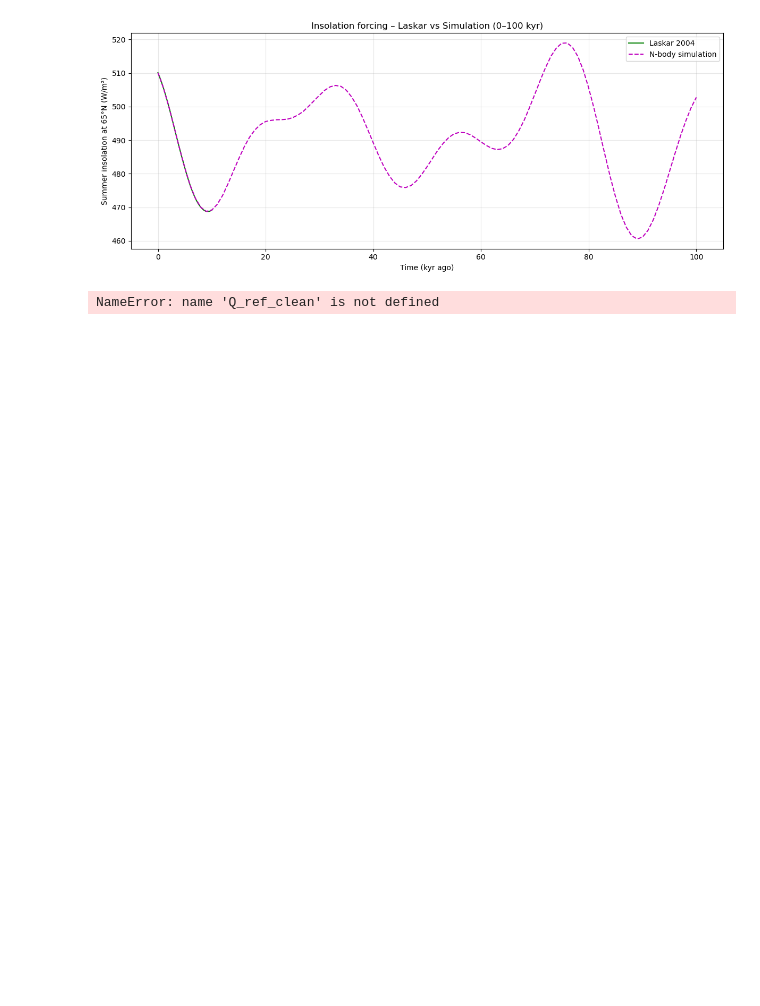
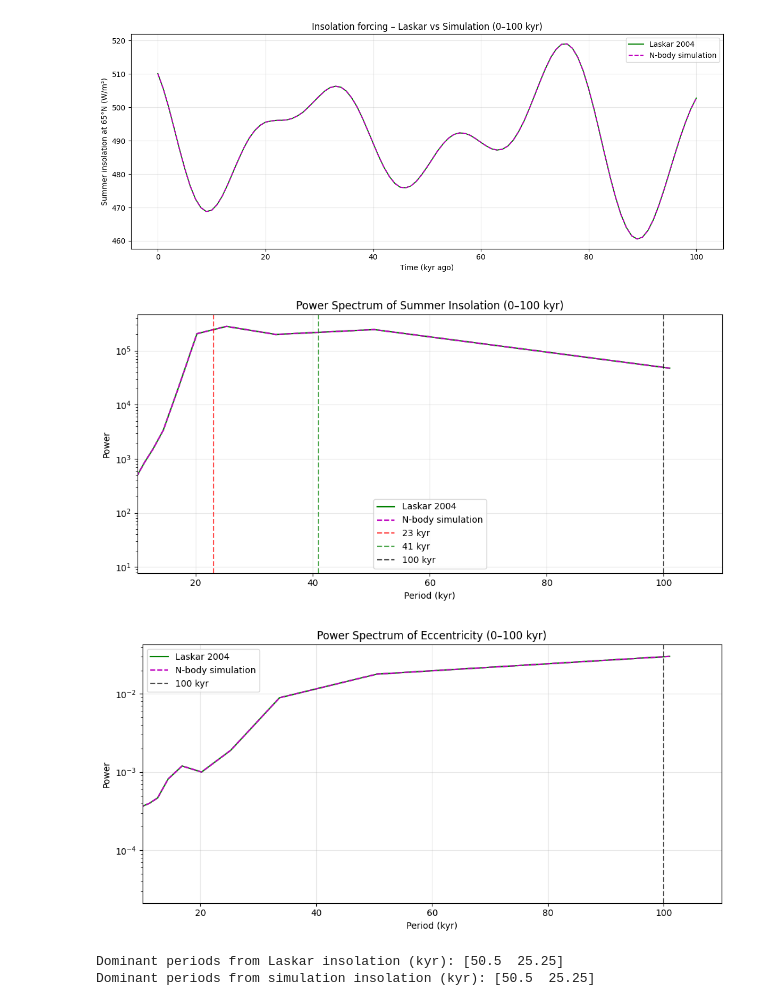
Before and after one commit to annikacheng/earth-orbit-insolation, a Jupyter notebook: PHY349_project.ipynb, the cells around one changed output. Cells and saved outputs as stored; diff of their text form; code cells hidden in the pictures; blank space fills up the shorter version.

```diff
--- a/PHY349_project.ipynb
+++ b/PHY349_project.ipynb
@@ -463,5 +463,5 @@ Q_summer_sim = daily_insolation(S0, r_solstice_sim, phi_65N, delta_solstice_sim)
 # %%
-# 9. Laskar vs simulation: time series and spectra (0–100 kyr)
+# 10. Laskar vs simulation: time series and spectra (0–100 kyr)
 # Regular 1-kyr grid for 0–100 kyr
 t_kyr_reg = np.arange(0, 101, 1)
 
@@ -500,8 +500,8 @@ period_kyr = np.zeros_like(freq)
 nonzero = freq != 0.0
 period_kyr[nonzero] = 1.0 / (freq[nonzero] * 1000.0)
 
-power_ref_reg = np.abs(rfft(Q_ref_clean)) ** 2
-power_sim_reg = np.abs(rfft(Q_sim_clean)) ** 2
+power_ref_reg = np.abs(rfft(Q_ref_reg)) ** 2
+power_sim_reg = np.abs(rfft(Q_sim_reg)) ** 2
 freq = freq[1:]
 period_kyr = period_kyr[1:]
 power_ref_reg = power_ref_reg[1:]
@@ -523,33 +523,36 @@ plt.tight_layout()
 plt.show()
 
 # Power spectra of eccentricity on same grid
 power_ecc_ref = np.abs(rfft(detrend(ecc_ref_reg)))**2
 power_ecc_sim = np.abs(rfft(detrend(ecc_sim_reg)))**2
 power_ecc_ref = power_ecc_ref[1:]
 power_ecc_sim = power_ecc_sim[1:]
 
 plt.figure(figsize=(10, 5))
 plt.semilogy(period_kyr, power_ecc_ref, 'g-', linewidth=1.5, label='Laskar 2004')
 plt.semilogy(period_kyr, power_ecc_sim, 'm--', linewidth=1.5, label='N-body simulation')
 plt.xlim(10, 110)
 plt.xlabel('Period (kyr)')
 plt.ylabel('Power')
 plt.title('Power Spectrum of Eccentricity (0–100 kyr)')
 plt.axvline(100, color='k', linestyle='--', alpha=0.7, label='100 kyr')
 plt.legend()
 plt.grid(True, alpha=0.3)
 plt.tight_layout()
 plt.show()
 
 # Dominant periods from insolation spectra
 peaks_ref, _ = find_peaks(power_ref_reg, height=np.max(power_ref_reg) * 0.1)
 peaks_sim, _ = find_peaks(power_sim_reg, height=np.max(power_sim_reg) * 0.1)
 
 print("Dominant periods from Laskar insolation (kyr):",
       period_kyr[peaks_ref][:3])
 print("Dominant periods from simulation insolation (kyr):",
       period_kyr[peaks_sim][:3])
 # %% [output]
-[figure, old version]
+[figure, new version]
+[figure, added]
+[figure, added]
-NameError: name 'Q_ref_clean' is not defined
+Dominant periods from Laskar insolation (kyr): [50.5  25.25]
+Dominant periods from simulation insolation (kyr): [50.5  25.25]
 # %%
```
Also changed, not shown: parts of 6 cells of this notebook.
